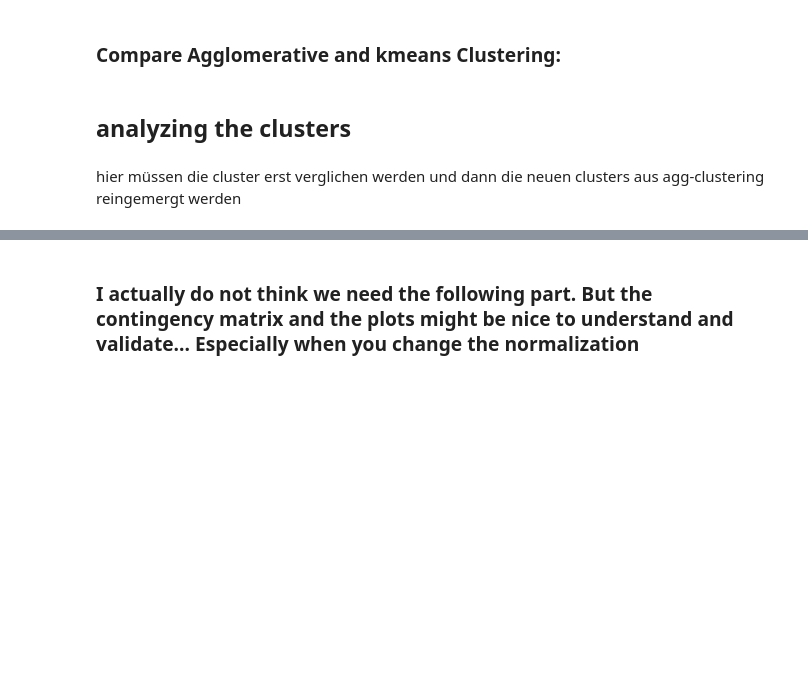
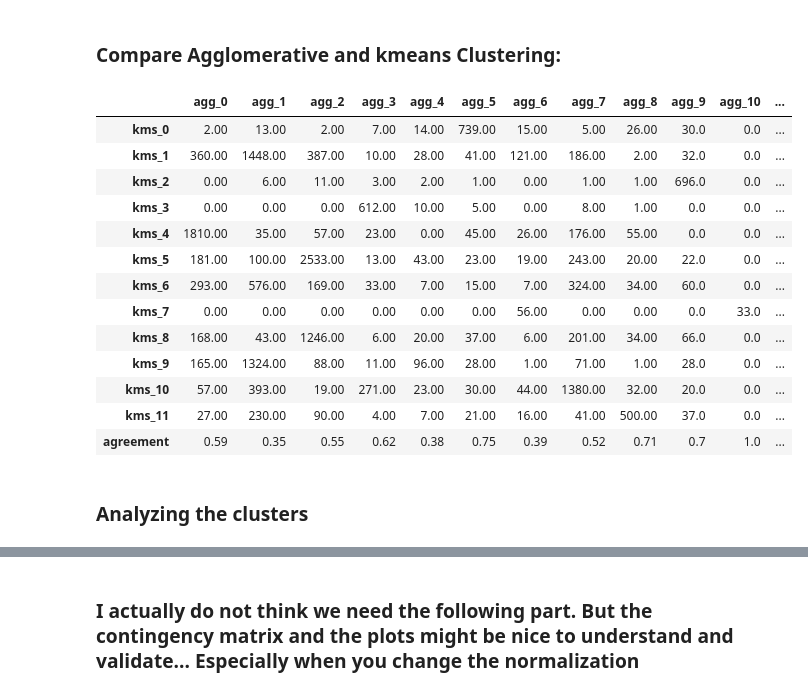
Before and after one commit to jlp237/ml_project, a Jupyter notebook: AA_202021_Project.ipynb, the cells around one changed output, grey strips where cells are left out. Drawn from its saved outputs; the diff is of its cells as text; code cells hidden in the pictures; blank space fills up the shorter version.

```diff
--- a/AA_202021_Project.ipynb
+++ b/AA_202021_Project.ipynb
@@ -1691,4 +2244,4 @@ TODO:
 ## Preprocessing Data for Clustering
 # %%
 # The data used here should be encoded, not necessarily binned.
-CL_data
+CL_data = CL_data
@@ -1694,0 +2287,7 @@ CL_data
+# %%
+CL_corr_features, CL_corr_groups, CL_corr_mat,_,_= find_correlations(CL_data, corr_threshold=0.5)
+
+print('RM_corr_features: \n', CL_corr_features)
+print('\nRM_corr_groups:')
+for group in CL_corr_groups:
+    print('\n', group)
@@ -1694,0 +2310,13 @@ CL_data
+# %%
+'''
+# interesting features:
+# choose from each corr_group one features that shall be included representing the whole group:
+inc_features = ['RECENT_RESPONSE_COUNT', 'INCOME_GROUP', 'PCT_ATTRIBUTE2_label', 'MONTHS_SINCE_LAST_GIFT', \
+                'PUBLISHED_PHONE', 'LIFETIME_AVG_GIFT_AMT']
+# out of interest: keep DONOR_AGE_label as well:
+inc_features = inc_features + ['DONOR_AGE_label']
+
+RM_features = list(set(RM_transformed_data.columns)-set(RM_corr_features))+inc_features
+RM_transformed_data = RM_transformed_data[RM_features]
+display(RM_transformed_data)
+'''
@@ -1694,0 +2325,6 @@ CL_data
+# %%
+inc_features_CL = ['MEDIAN_HOUSEHOLD_INCOME', 'NUMBER_PROM_12', 'LIFETIME_AVG_GIFT_AMT', \
+                   'RECENT_RESPONSE_COUNT', 'MONTHS_SINCE_LAST_GIFT']
+CL_features = list(set(CL_data.columns)-set(CL_corr_features))+inc_features_CL
+CL_data= CL_data[CL_features]
+display(CL_data)
@@ -1741,30 +2399,44 @@ clustering_data
 # %% [markdown]
 ### Compare Agglomerative and kmeans Clustering:
 # %%
-from sklearn.metrics.cluster import contingency_matrix
+#from sklearn.metrics.cluster import contingency_matrix
 
 def make_contingency_matrix(targets, classifier_labels):
     '''targets: list with targets. E.g. 'clustering_data_y'.
     classifier_labels: list with targets determined by classifier. E.g. kmeans_classifier.labels_
     Returns contingency matrix.
     '''
     contmat = contingency_matrix(targets, classifier_labels)
     df_contmat = pd.DataFrame(contmat)
     targets_list = list(set(targets))
     targets_list.sort()
     df_contmat.index = targets_list
     return df_contmat
 
-cm = make_contingency_matrix(clustering_data.Agg_Cluster, clustering_data.kmeans_Cluster)
+cm = make_contingency_matrix(clustering_data.kmeans_Cluster, clustering_data.Agg_Cluster,)
 cm = pd.DataFrame(cm)
 
 for ind in cm.columns:
-    cm = cm.rename(columns={ind: 'km_'+str(ind)}, index={ind: 'agg_'+str(ind)})
-
+    cm = cm.rename(columns={ind: 'agg_'+str(ind)}, index={ind: 'kms_'+str(ind)})
 
 cm['agreement'] = cm.max(axis=1) / cm.sum(axis=1)
 cm.loc['agreement'] = cm.max(axis=0) / cm.sum(axis=0)
 cm['most similar'] = cm.idxmax(axis=1)
 #cm.loc['most similiar'] = list(cm.idxmax(axis=0))
 cm = cm.round(2)
 cm
+# %% [output]
+|  | agg_0 | agg_1 | agg_2 | agg_3 | agg_4 | agg_5 | agg_6 | agg_7 | agg_8 | agg_9 | agg_10 | ... |
+| kms_0 | 2.00 | 13.00 | 2.00 | 7.00 | 14.00 | 739.00 | 15.00 | 5.00 | 26.00 | 30.0 | 0.0 | ... |
+| kms_1 | 360.00 | 1448.00 | 387.00 | 10.00 | 28.00 | 41.00 | 121.00 | 186.00 | 2.00 | 32.0 | 0.0 | ... |
+| kms_2 | 0.00 | 6.00 | 11.00 | 3.00 | 2.00 | 1.00 | 0.00 | 1.00 | 1.00 | 696.0 | 0.0 | ... |
+| kms_3 | 0.00 | 0.00 | 0.00 | 612.00 | 10.00 | 5.00 | 0.00 | 8.00 | 1.00 | 0.0 | 0.0 | ... |
+| kms_4 | 1810.00 | 35.00 | 57.00 | 23.00 | 0.00 | 45.00 | 26.00 | 176.00 | 55.00 | 0.0 | 0.0 | ... |
+| kms_5 | 181.00 | 100.00 | 2533.00 | 13.00 | 43.00 | 23.00 | 19.00 | 243.00 | 20.00 | 22.0 | 0.0 | ... |
+| kms_6 | 293.00 | 576.00 | 169.00 | 33.00 | 7.00 | 15.00 | 7.00 | 324.00 | 34.00 | 60.0 | 0.0 | ... |
+| kms_7 | 0.00 | 0.00 | 0.00 | 0.00 | 0.00 | 0.00 | 56.00 | 0.00 | 0.00 | 0.0 | 33.0 | ... |
+| kms_8 | 168.00 | 43.00 | 1246.00 | 6.00 | 20.00 | 37.00 | 6.00 | 201.00 | 34.00 | 66.0 | 0.0 | ... |
+| kms_9 | 165.00 | 1324.00 | 88.00 | 11.00 | 96.00 | 28.00 | 1.00 | 71.00 | 1.00 | 28.0 | 0.0 | ... |
+| kms_10 | 57.00 | 393.00 | 19.00 | 271.00 | 23.00 | 30.00 | 44.00 | 1380.00 | 32.00 | 20.0 | 0.0 | ... |
+| kms_11 | 27.00 | 230.00 | 90.00 | 4.00 | 7.00 | 21.00 | 16.00 | 41.00 | 500.00 | 37.0 | 0.0 | ... |
+| agreement | 0.59 | 0.35 | 0.55 | 0.62 | 0.38 | 0.75 | 0.39 | 0.52 | 0.71 | 0.7 | 1.0 | ... |
@@ -1783,7 +2446,5 @@ def organize_clusters(x):
 # %% [markdown]
-## analyzing the clusters
+### Analyzing the clusters
-# %% [markdown]
-hier müssen die cluster erst verglichen werden und dann die neuen clusters aus agg-clustering reingemergt werden
 # %%
 # Agg:
 
```
Also changed, not shown: parts of 72 cells of this notebook.
